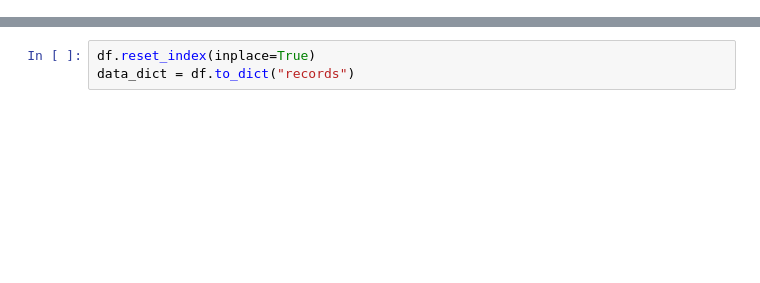
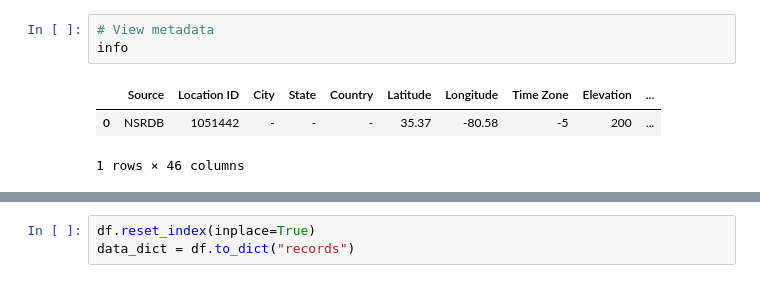
Before and after one commit to antnat96/solar-irradiance-predictor, a Jupyter notebook: NSRDB_API.ipynb, the cells around one changed output, grey strips where cells are left out. Saved outputs shown, nothing was run; the diff lists cells and outputs as text; blank space fills up the shorter version.

```diff
--- a/NSRDB_API.ipynb
+++ b/NSRDB_API.ipynb
@@ -119,0 +65,7 @@ collection = db['2018']
+# %%
+# View metadata
+info
+# %% [output]
+|  | Source | Location ID | City | State | Country | Latitude | Longitude | Time Zone | Elevation | ... |
+| 0 | NSRDB | 1051442 | - | - | - | 35.37 | -80.58 | -5 | 200 | ... |
+1 rows × 46 columns
```
Also changed, not shown: parts of 37 cells of this notebook.
